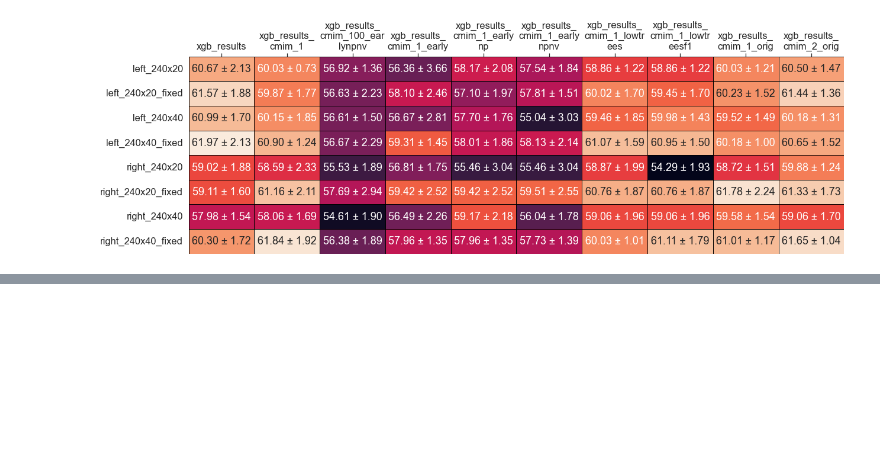
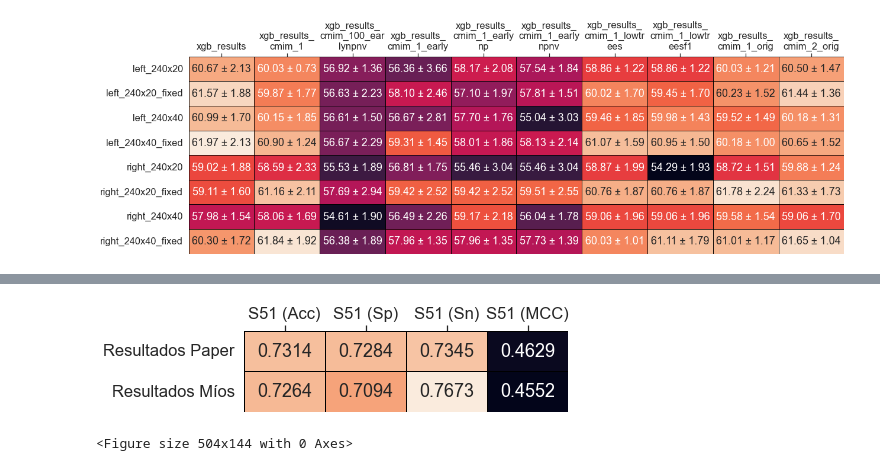
Before and after one commit to Nosferath/iris_gender_python_final, a Jupyter notebook: xgboost_benchmark_results.ipynb, the cells around one changed output, grey strips where cells are left out. Drawn from its saved outputs; the diff is of its cells as text; code cells hidden in the pictures; blank space fills up the shorter version.

```diff
--- a/xgboost_benchmark_results.ipynb
+++ b/xgboost_benchmark_results.ipynb
@@ -46,0 +110,25 @@ print(cancer_acc)
+# %%
+res1 = {'Resultados Paper': benchmark_nucleo1,
+       'Resultados Míos': nucleo_acc1}
+res_txt1 = {'Resultados Paper': {i: f'{v:.4f}' for i, v in benchmark_nucleo1.items()},
+       'Resultados Míos': {i: f'{v:.4f}' for i, v in nucleo_acc1.items()}}
+res2 = {'Resultados Paper': benchmark_nucleo2,
+       'Resultados Míos': nucleo_acc2}
+res_txt2 = {'Resultados Paper': {i: f'{v:.4f}' for i, v in benchmark_nucleo2.items()},
+       'Resultados Míos': {i: f'{v:.4f}' for i, v in nucleo_acc2.items()}}
+res3 = {'Resultados Paper': benchmark_nucleo3,
+       'Resultados Míos': nucleo_acc3}
+res_txt3 = {'Resultados Paper': {i: f'{v:.4f}' for i, v in benchmark_nucleo3.items()},
+       'Resultados Míos': {i: f'{v:.4f}' for i, v in nucleo_acc3.items()}}
+df_res1 = pd.DataFrame(res1).transpose()
+df_txt1 = pd.DataFrame(res_txt1).transpose()
+df_res2 = pd.DataFrame(res2).transpose()
+df_txt2 = pd.DataFrame(res_txt2).transpose()
+df_res3 = pd.DataFrame(res3).transpose()
+df_txt3 = pd.DataFrame(res_txt3).transpose()
+# %%
+generate_table_from_df(df_res1, df_txt1, r'S:\iris_gender_python_final\_additional_xgb_tests\nucleotids',
+                       'comparacion_s51.png', figsize=(7, 2), display=True)
+# %% [output]
+[figure, added]
+<Figure size 504x144 with 0 Axes>
```
Also changed, not shown: parts of 15 cells of this notebook, 2 other files.
